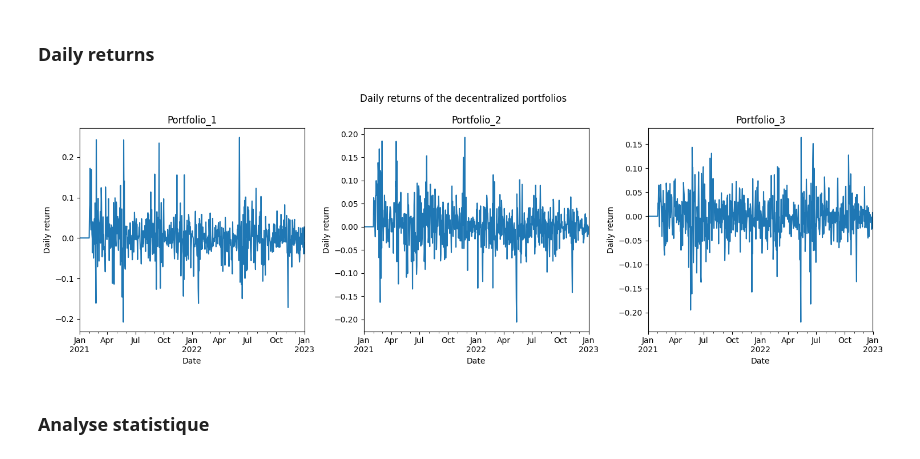
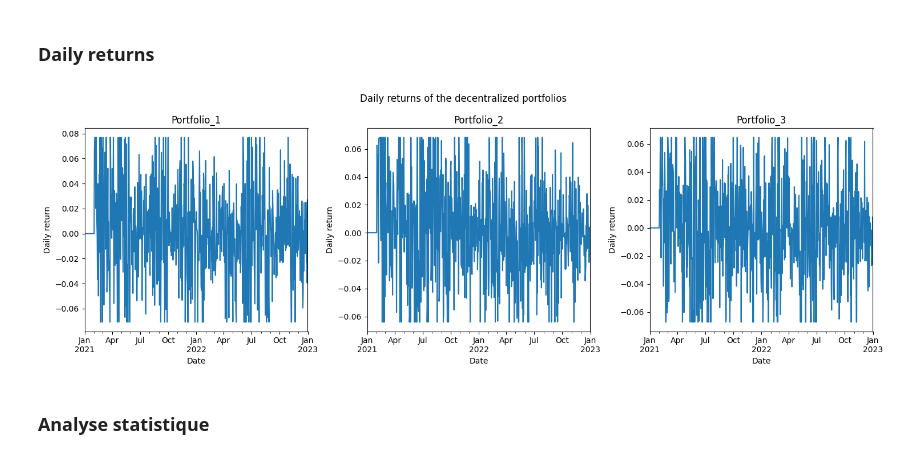
Before and after one commit to meretaensimag/new_momentum, a Jupyter notebook: final_notebook.ipynb, the cells around one changed output. Drawn from its saved outputs; the diff is of its cells as text; code cells hidden in the pictures.

```diff
--- a/final_notebook.ipynb
+++ b/final_notebook.ipynb
@@ -561,6 +560,8 @@ plt.show()
 portfolio_1_9 = portfolio_1_9.iloc[1:]
 portfolio_1_9.index = crypto_prices.index
 portfolio_1_9_daily_returns = portfolio_1_9.pct_change()
+# Apply winsorization to the daily returns of the new portfolio
+portfolio_1_9_daily_returns = portfolio_1_9_daily_returns.apply(winsorize_series, axis=0)
 portfolio_1_9_daily_returns.plot(title='Daily returns of the portfolio R1-9', xlabel='Date', ylabel='Daily return')
 plt.show()
 # %% [output]
@@ -930,14 +932,11 @@ sixieme_portefeuille_centralise = compute_portfolio_values(centralized_df,portfo
 septieme_portefeuille_centralise = compute_portfolio_values(centralized_df,portfolio_1_8_centralized, rebalancing_dates, portfolio_index=7, horizon=15, initial_value=initial_portfolio_value)
 huitieme_portefeuille_centralise = compute_portfolio_values(centralized_df,portfolio_1_8_centralized, rebalancing_dates, portfolio_index=8, horizon=15, initial_value=initial_portfolio_value)
 # %%
-plt.plot(premier_portefeuille_centralise, label="Portfolio 1")
-plt.plot(deuxieme_portefeuille_centralise, label="Portfolio 2")
-plt.plot(troisieme_portefeuille_centralise, label="Portfolio 3")
-plt.plot(quatrieme_portefeuille_centralise, label="Portfolio 4")
-plt.plot(cinquieme_portefeuille_centralise, label="Portfolio 5")
-plt.plot(sixieme_portefeuille_centralise, label="Portfolio 6")
-plt.plot(septieme_portefeuille_centralise, label="Portfolio 7")
-plt.plot(huitieme_portefeuille_centralise, label="Portfolio 8")
+portfolios = [premier_portefeuille_centralise, deuxieme_portefeuille_centralise, troisieme_portefeuille_centralise, quatrieme_portefeuille_centralise, cinquieme_portefeuille_centralise, sixieme_portefeuille_centralise, septieme_portefeuille_centralise, huitieme_portefeuille_centralise]
+
+for i, portfolio in enumerate(portfolios, start=1):
+    plt.plot(portfolio, label=f"Portfolio {i}")
+
 plt.title('Evolution de la valeur du portefeuille')
 plt.xlabel('Date')
 plt.ylabel('Valeur du portefeuille')
@@ -969,6 +968,8 @@ portfolio_values_df_centralized.index = centralized_df.index
 
 # Calculer les rendements quotidiens
 portfolio_daily_returns_centralized = portfolio_values_df_centralized.pct_change()
+# Appliquer la winsorisation sur chaque colonne du DataFrame
+portfolio_daily_returns_centralized = portfolio_daily_returns_centralized.apply(winsorize_series, axis=0)
 
 # Déterminer le nombre de sous-tracés nécessaires
 num_subplots = len(portfolio_daily_returns_centralized.columns) // 3 + (len(portfolio_daily_returns_centralized.columns) % 3 > 0)
@@ -1101,11 +1111,13 @@ for portfolio_index in range(1, 10):
     # Get the intercept (alpha) and slope (beta) coefficients
     alpha_centralized = results.params[0]
     beta_centralized = results.params[1]
+    alpha_pvalue_centralized = results.pvalues[0]
+    beta_pvalue_centralized = results.pvalues[1]
 
     # Print the alpha and beta coefficients
     print(f'Portfolio_{portfolio_index}:')
-    print(f'Alpha (Jensen): {alpha_centralized}')
-    print(f'Beta (Market): {beta_centralized}')
+    print(f'Alpha (Jensen): {alpha_centralized} p-value: {alpha_pvalue_centralized}')
+    print(f'Beta (Market): {beta_centralized} p-value: {beta_pvalue_centralized}')
     print()
 # %% [output]
 Portfolio_1:
@@ -1264,34 +1276,36 @@ decentralized_portfolios = [premier_portefeuille_decentralise, deuxieme_portefeu
 # Créer un dictionnaire de données pour le DataFrame des portefeuilles décentralisés
 portfolio_values_dict_decentralized = {name: portfolio for name, portfolio in zip(portfolio_names_decentralized, decentralized_portfolios)}
 
 # Créer le DataFrame des portefeuilles décentralisés
 portfolio_values_df_decentralized = pd.DataFrame(portfolio_values_dict_decentralized)
 portfolio_values_df_decentralized = portfolio_values_df_decentralized.dropna()
 portfolio_values_df_decentralized = portfolio_values_df_decentralized.iloc[1:]
 portfolio_values_df_decentralized.index = decentralized_df.index
 
 # Calculer les rendements quotidiens des portefeuilles décentralisés
 portfolio_daily_returns_decentralized = portfolio_values_df_decentralized.pct_change()
+# Appliquer la winsorisation sur chaque colonne du DataFrame
+portfolio_daily_returns_decentralized = portfolio_daily_returns_decentralized.apply(winsorize_series, axis=0)
 
 # Déterminer le nombre de sous-tracés nécessaires
 num_subplots_decentralized = len(portfolio_daily_returns_decentralized.columns) // 3 + (len(portfolio_daily_returns_decentralized.columns) % 3 > 0)
 
 # Créer les sous-tracés pour les portefeuilles décentralisés
 fig_decentralized, axes_decentralized = plt.subplots(num_subplots_decentralized, 3, figsize=(15, 5 * num_subplots_decentralized))
 fig_decentralized.suptitle('Daily returns of the decentralized portfolios')
 
 # Afficher les graphiques des portefeuilles décentralisés
 for i, ax in enumerate(axes_decentralized.flat):
     if i < len(portfolio_daily_returns_decentralized.columns):
         col_name_decentralized = portfolio_daily_returns_decentralized.columns[i]
         portfolio_daily_returns_decentralized[col_name_decentralized].plot(ax=ax, title=col_name_decentralized, xlabel='Date', ylabel='Daily return')
     else:
         ax.axis('off')  # Masquer les sous-tracés excédentaires s'il y en a
 
 plt.tight_layout()
 plt.show()
 # %% [output]
-[figure, old version]
+[figure, new version]
 # %%
 first_date = data_factors['timestamp'].min()
 last_date = portfolio_daily_returns_decentralized.index.max()
```
Also changed, not shown: parts of 42 cells of this notebook.
